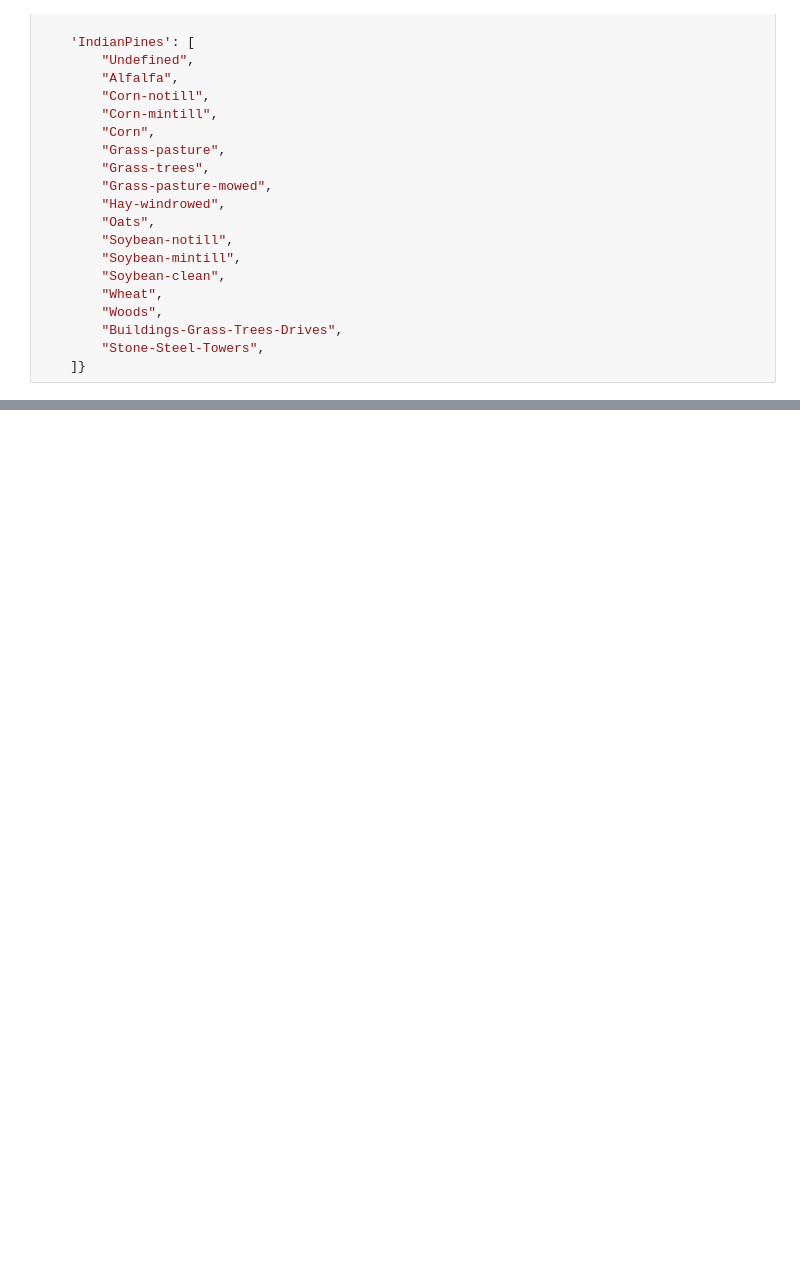
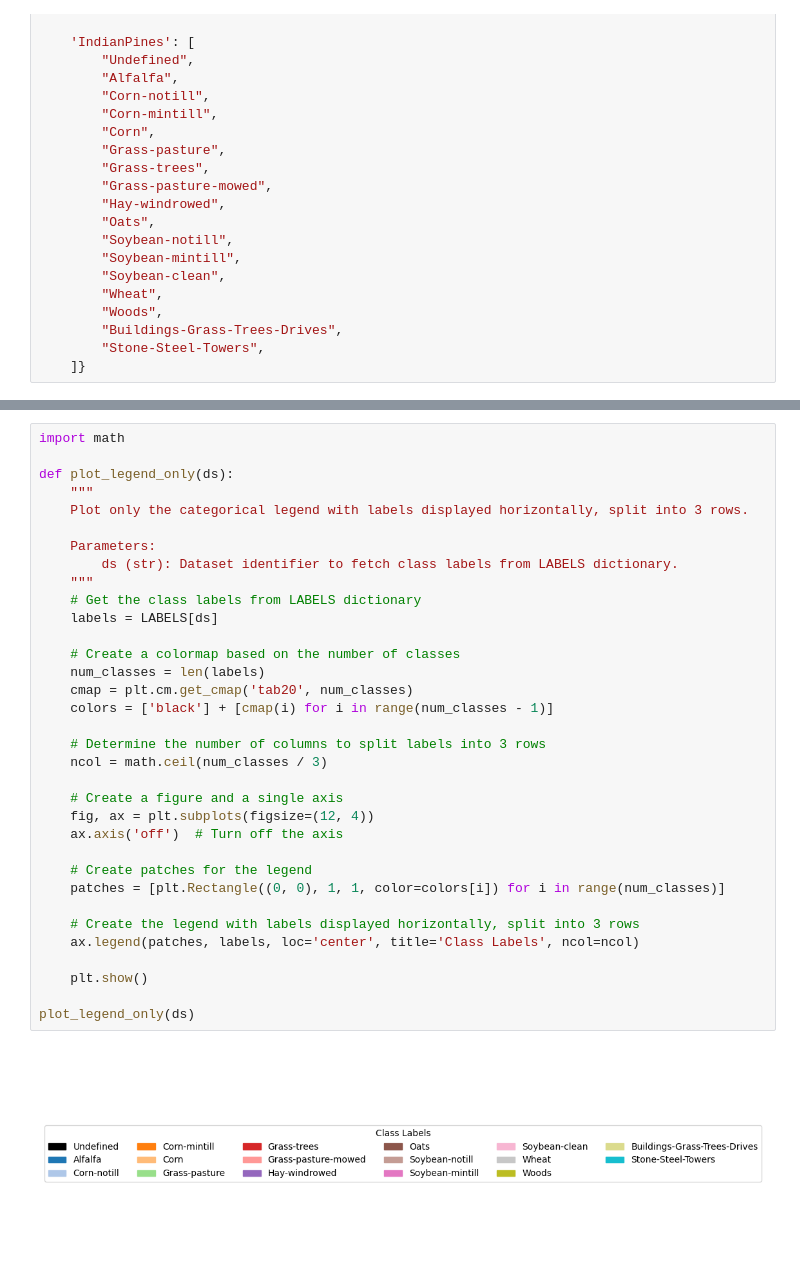
Before and after one commit to LuccaMartins/DS-Lab-1, a Jupyter notebook: testing_trained_models.ipynb, the cells around one changed output, grey strips where cells are left out. Cells and saved outputs as stored; diff of their text form; blank space fills up the shorter version.

```diff
--- a/testing_trained_models.ipynb
+++ b/testing_trained_models.ipynb
@@ -209,3 +211,39 @@ Using IndianPines_PCA_8 dataset with shape (145, 145, 8)
+# %%
+import math
+
+def plot_legend_only(ds):
+    """
+    Plot only the categorical legend with labels displayed horizontally, split into 3 rows.
+
+    Parameters:
+        ds (str): Dataset identifier to fetch class labels from LABELS dictionary.
+    """
+    # Get the class labels from LABELS dictionary
+    labels = LABELS[ds]
+
+    # Create a colormap based on the number of classes
+    num_classes = len(labels)
+    cmap = plt.cm.get_cmap('tab20', num_classes)
+    colors = ['black'] + [cmap(i) for i in range(num_classes - 1)]
+
+    # Determine the number of columns to split labels into 3 rows
+    ncol = math.ceil(num_classes / 3)
+
+    # Create a figure and a single axis
+    fig, ax = plt.subplots(figsize=(12, 4))
+    ax.axis('off')  # Turn off the axis
+
+    # Create patches for the legend
+    patches = [plt.Rectangle((0, 0), 1, 1, color=colors[i]) for i in range(num_classes)]
+
+    # Create the legend with labels displayed horizontally, split into 3 rows
+    ax.legend(patches, labels, loc='center', title='Class Labels', ncol=ncol)
+
+    plt.show()
+
+plot_legend_only(ds)
+# %% [output]
+[figure, added]
 # %%
 
 model_name = 'Ground Truth'
```
Also changed, not shown: parts of 5 cells of this notebook, 2 other files.
